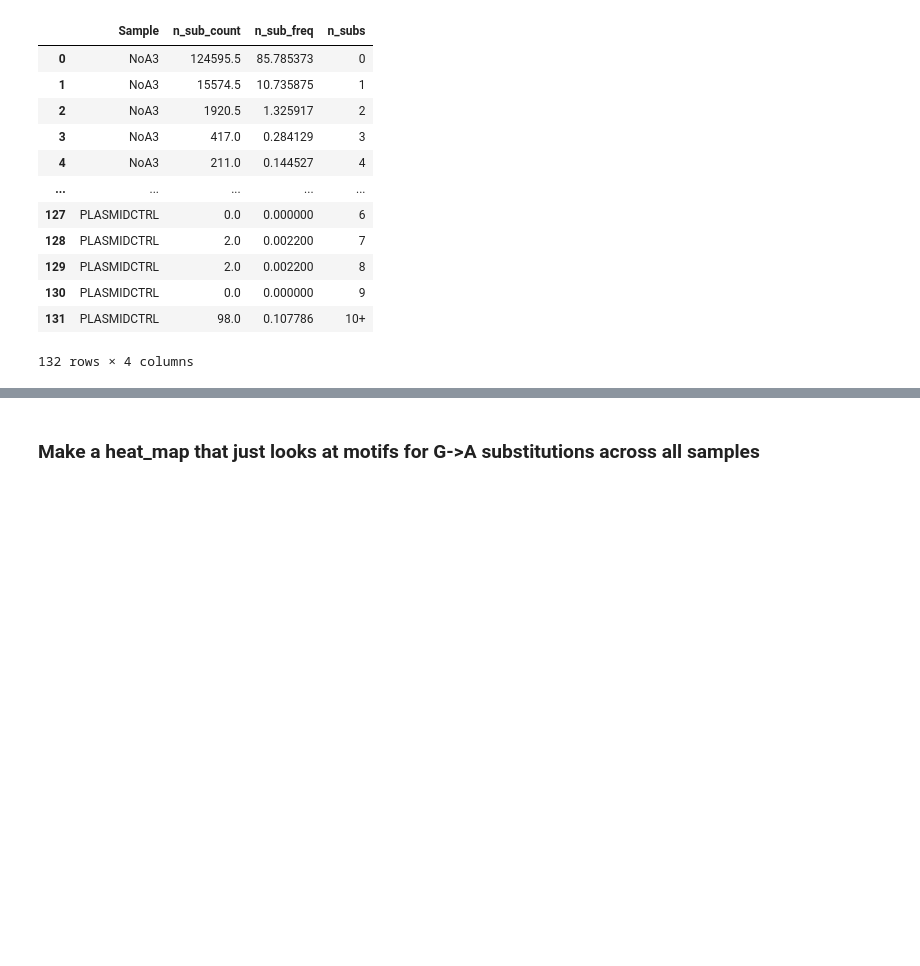
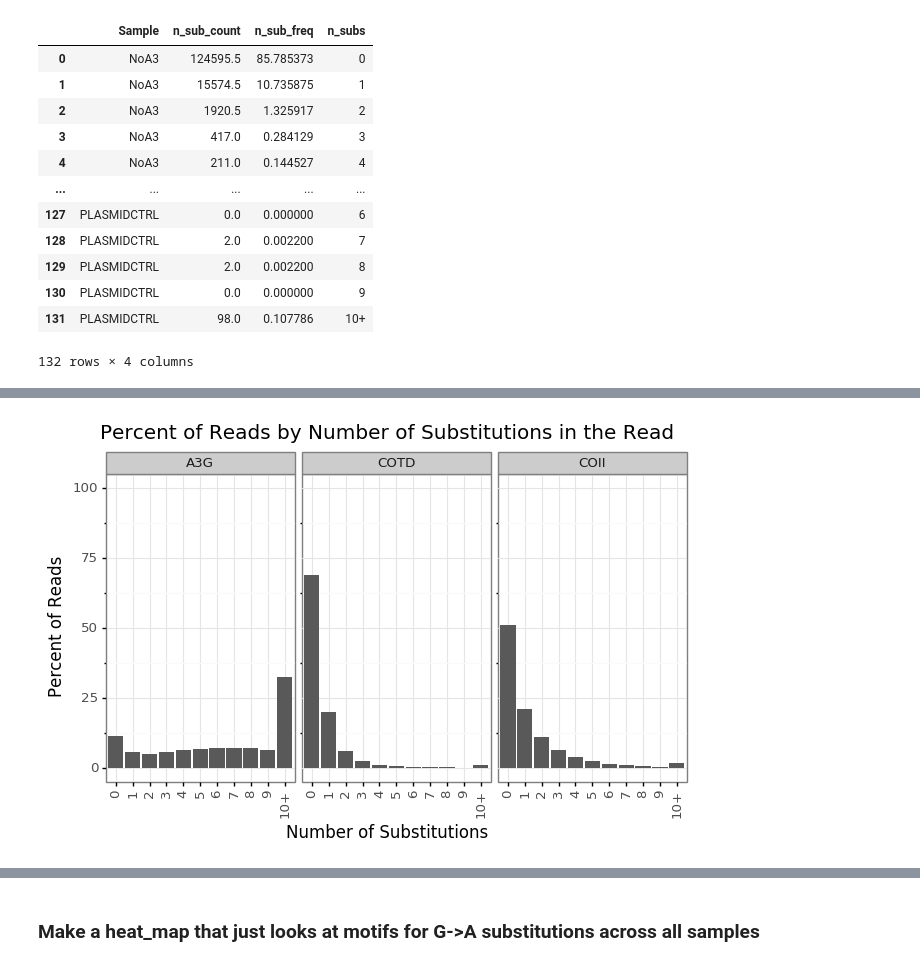
Before and after one commit to jbloomlab/SuperRestrictionFactor_Hypermutation, a Jupyter notebook: analysis_notebook.ipynb, the cells around one changed output, grey strips where cells are left out. Saved outputs shown, nothing was run; the diff lists cells and outputs as text; code cells hidden in the pictures; blank space fills up the shorter version.

```diff
--- a/analysis_notebook.ipynb
+++ b/analysis_notebook.ipynb
@@ -710,0 +679,23 @@ display(all_samples_motif_freq_df)
+# %%
+comp2 = pd.concat([all_sub_counts_df[all_sub_counts_df['Sample'] == 'A3G'],
+                   all_sub_counts_df[all_sub_counts_df['Sample'] == 'COTD'],
+                   all_sub_counts_df[all_sub_counts_df['Sample'] == 'COII']])
+facet_list = ['A3G', 'COTD', 'COII']
+facet_cat = pd.Categorical(comp2['Sample'], categories=facet_list)
+
+comp2 = comp2.assign(facet_cat = facet_cat)
+
+mut_freq_plot = (ggplot(comp2, aes(x='x_cat', y='n_sub_freq')) +
+                  geom_bar(stat='identity') +
+                  facet_wrap('~ facet_cat', ncol=4) +
+                  labs(title='Percent of Reads by Number of Substitutions in the Read') +
+                  ylab('Percent of Reads') +
+                  xlab('Number of Substitutions') +
+                  ylim([0, 100]) +
+                  theme(axis_text_x=element_text(angle=90),
+                        figure_size=(len(facet_list)*2.5, 4),
+                       )
+                  )
+_ = mut_freq_plot.draw()
+# %% [output]
+[figure, added]
```
Also changed, not shown: parts of 17 cells of this notebook, 1 other file.
